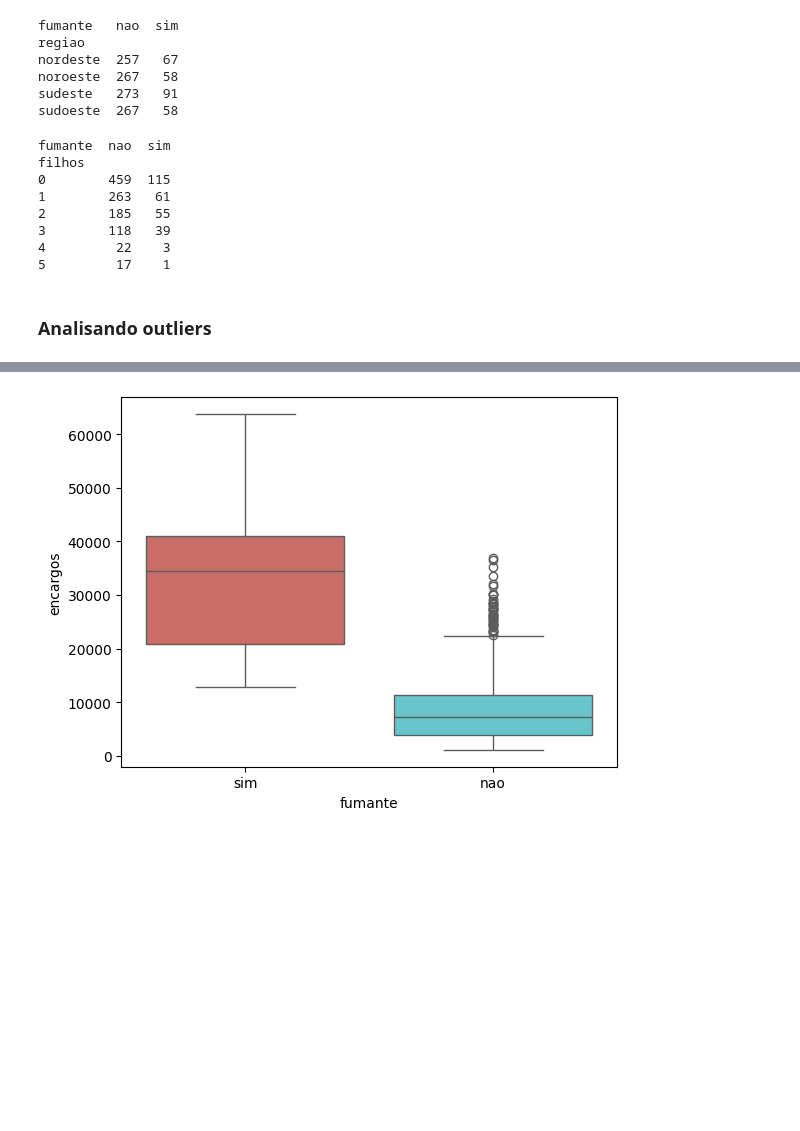
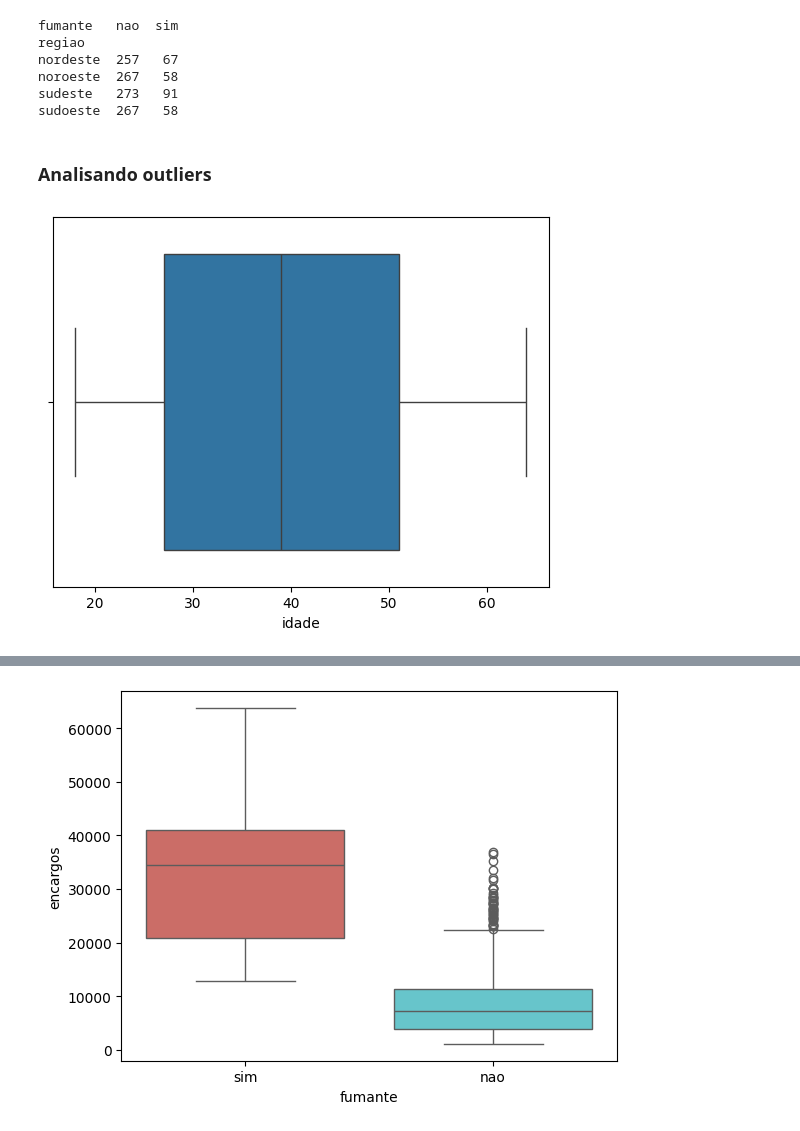
Before and after one commit to jordanmsouza/TechChallenge_Fase1_Grupo4, a Jupyter notebook: Tech_Challange_Fase1_Grupo4.ipynb, the cells around one changed output, grey strips where cells are left out. Cells and saved outputs as stored; diff of their text form; code cells hidden in the pictures; blank space fills up the shorter version.

```diff
--- a/Tech_Challange_Fase1_Grupo4.ipynb
+++ b/Tech_Challange_Fase1_Grupo4.ipynb
@@ -183,20 +219,9 @@ nordeste  257   67
 noroeste  267   58
 sudeste   273   91
 sudoeste  267   58
-# %%
-# Contar fumantes e não fumantes por região
-contagem_fumantes = dados.groupby('filhos')['fumante'].value_counts().unstack().fillna(0)
-
-# Exibir a contagem
-print(contagem_fumantes)
-# %% [output]
-fumante  nao  sim
-filhos
-0        459  115
-1        263   61
-2        185   55
-3        118   39
-4         22    3
-5         17    1
 # %% [markdown]
 ### Analisando outliers
+# %%
+sb.boxplot(x=dados["idade"]);
+# %% [output]
+[figure, added]
```
Also changed, not shown: parts of 40 cells of this notebook.
